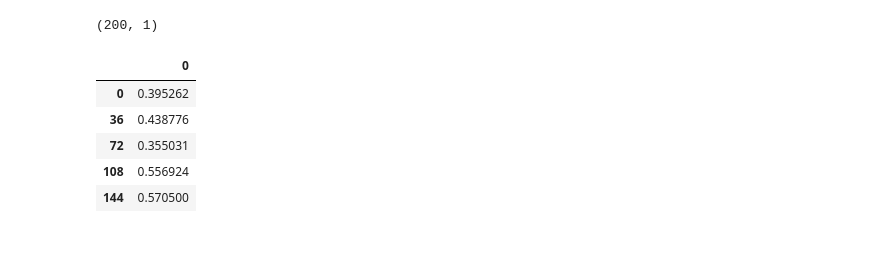
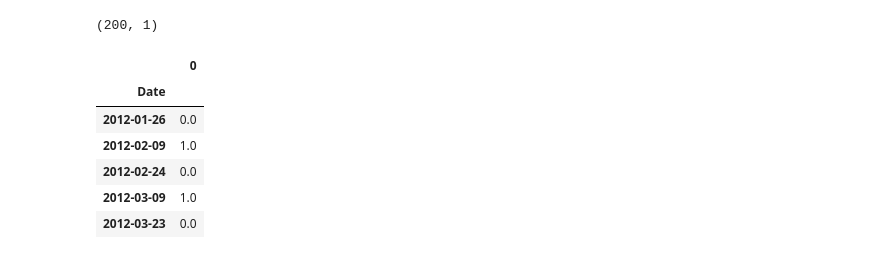
Before and after one commit to chocochip13/stock-price, a Jupyter notebook: notebooks/stock-price.ipynb, the cells around one changed output. Saved outputs shown, nothing was run; the diff lists cells and outputs as text; code cells hidden in the pictures.

```diff
--- a/notebooks/stock-price.ipynb
+++ b/notebooks/stock-price.ipynb
@@ -193,12 +211,12 @@ Y_test.shape
 # %% [output]
 (200, 1)
-# %%
-Y_test = Y_test.iloc[::6, :]
-Y_test.head()
-# %% [output]
-|  | 0 |
-| 0 | 0.395262 |
-| 36 | 0.438776 |
-| 72 | 0.355031 |
-| 108 | 0.556924 |
-| 144 | 0.570500 |
+# %%
+Y_test_preds.head()
+# %% [output]
+|  | 0 |
+| Date |  |
+| 2012-01-26 | 0.0 |
+| 2012-02-09 | 1.0 |
+| 2012-02-24 | 0.0 |
+| 2012-03-09 | 1.0 |
+| 2012-03-23 | 0.0 |
```
Also changed, not shown: parts of 25 cells of this notebook, 2 other files.
